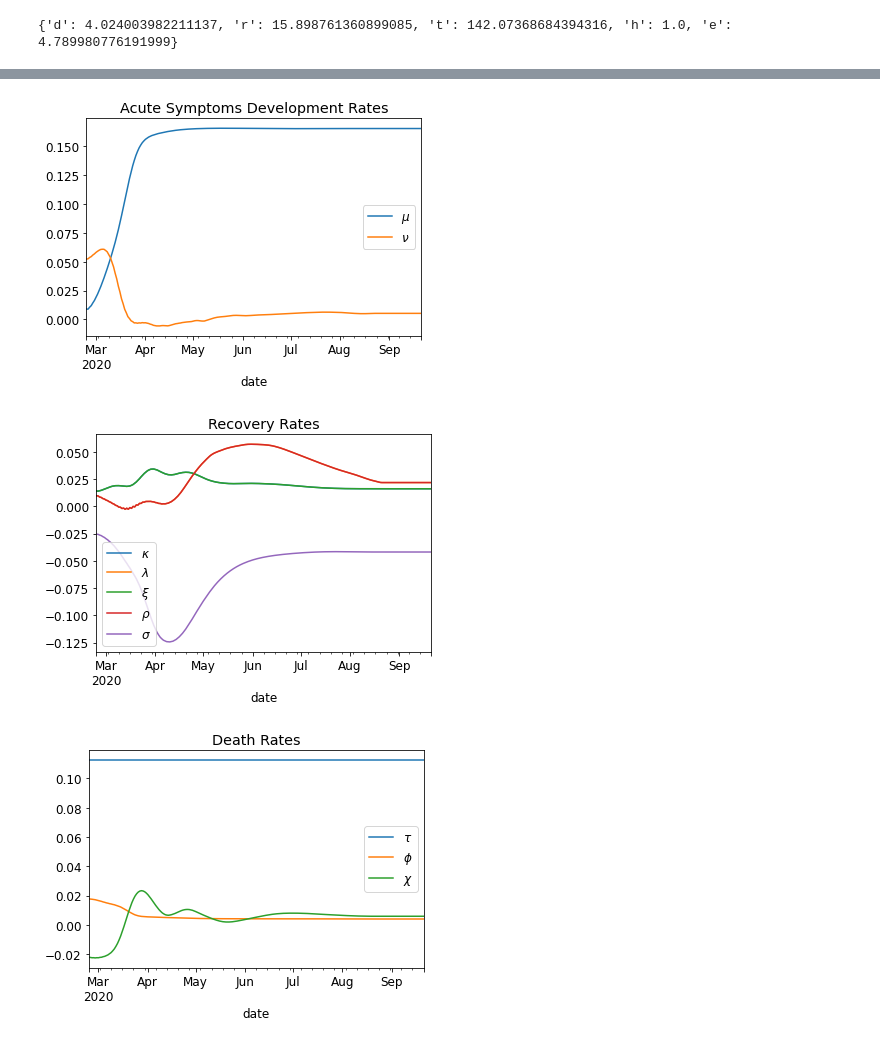
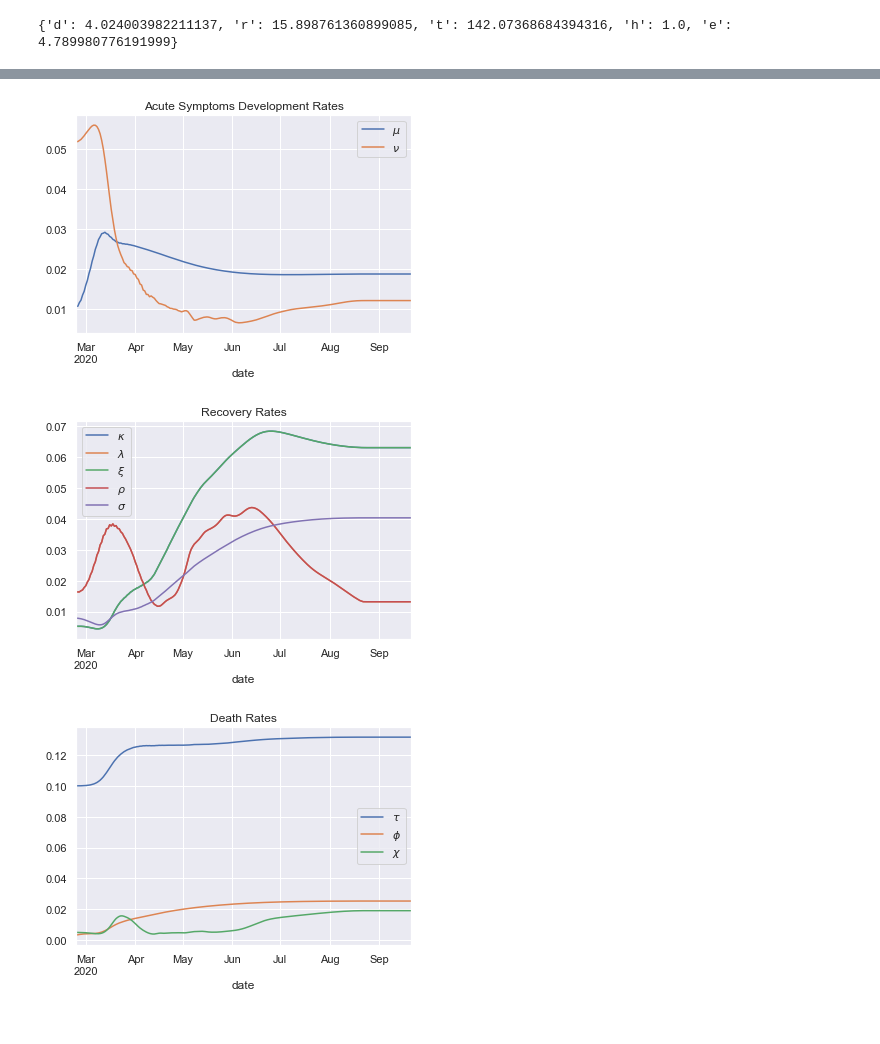
Before and after one commit to sailab-code/learning-sidarthe, a Jupyter notebook: get_sidarte_graphs.ipynb, the cells around one changed output, grey strips where cells are left out. Drawn from its saved outputs; the diff is of its cells as text; code cells hidden in the pictures.

```diff
--- a/get_sidarte_graphs.ipynb
+++ b/get_sidarte_graphs.ipynb
@@ -83,8 +83,8 @@ for key in param_keys:
     references[key] = ref_df[key][4:].tolist()
 # %%
 # load experiment values
-exp_paths = os.path.join(os.getcwd(), "runs", "iaml_exps", "sidarthe_extended", "Italy")
-exp_id = "1e+00_2c7e1a9e-51f7-4601-a4ad-aba275468a14"
+exp_paths = os.path.join(os.getcwd(), "runs", "iaml_exps", "tied_opt", "sidarthe_extended", "Italy")
+exp_id = "1e+00_f8502d8e-e800-409a-997c-e2388ad77075"
 exp_path = os.path.join(exp_paths, exp_id)
 exp_settings_path = os.path.join(exp_path, "settings.json")
 exp_report_path = os.path.join(exp_path, "final.json")
@@ -201,11 +201,20 @@ def get_column(values, col_slice):
 
     column = [None] * col_slice.start + values + [None] * (dataset_size - col_slice.stop)
     return column
+# %%
+figs_path = os.path.join(exp_path, "figs")
+if not os.path.exists(figs_path):
+    os.makedirs(figs_path)
+
+def savefig(figure, figures_path, figure_name):
+    fig_path = os.path.join(figures_path, f"{figure_name}.pdf")
+    figure.savefig(fig_path, bbox_inches='tight', transparent=False)
 # %%
 group_dfs = {}
 params = model.params
 start_date = parse_date(dates[0])
 dates_x = [(start_date + datetime.timedelta(int(n))).strftime("%Y-%m-%d") for n in range(0, dataset_size)]
+sns.set()
 
 
 for group_name, group in model.param_groups.items():
@@ -218,6 +227,8 @@ for group_name, group in model.param_groups.items():
 
     plot_title = group_name.replace("_", " ").title()
     plot = group_df.plot(title=plot_title, figsize=(6,4))
+    figure = plot.get_figure()
+    savefig(figure, figs_path, group_name)
 
-    group_dfs[group_name] = group_df
+    #group_dfs[group_name] = group_df
 # %% [output]
@@ -227,6 +238,6 @@ for group_name, group in model.param_groups.items():
-[figure, old version]
+[figure, new version]
-[figure, old version]
+[figure, new version]
-[figure, old version]
+[figure, new version]
 # %%
 for key in ["s", "i", "d", "a", "r", "t", "h", "e", "h_detected", "r0"]:
 #for key in ["d"]:
```
Also changed, not shown: parts of 2 cells of this notebook, 1 other file.
